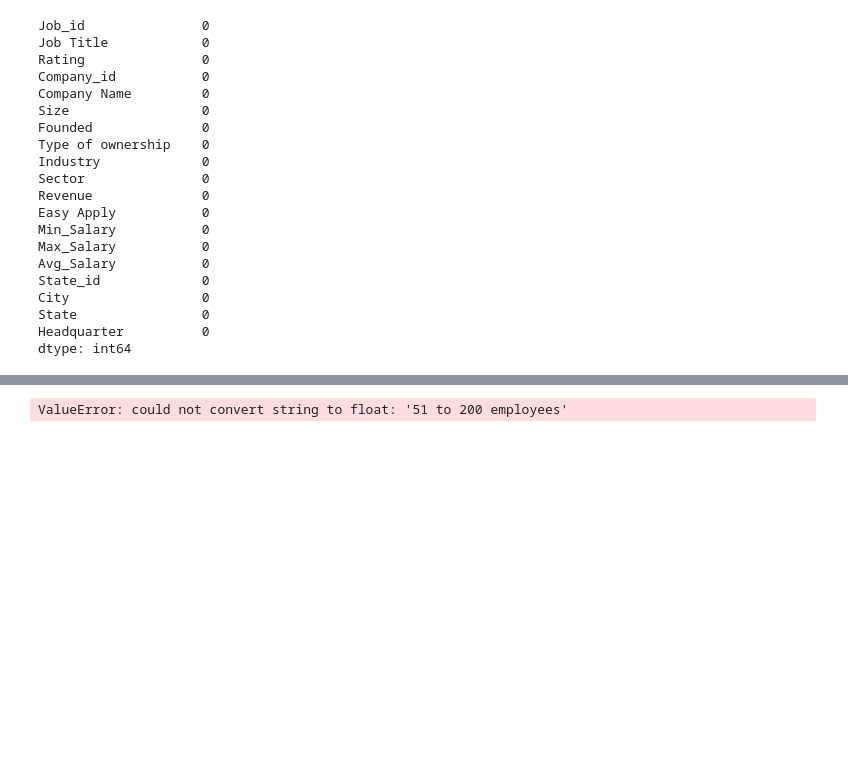
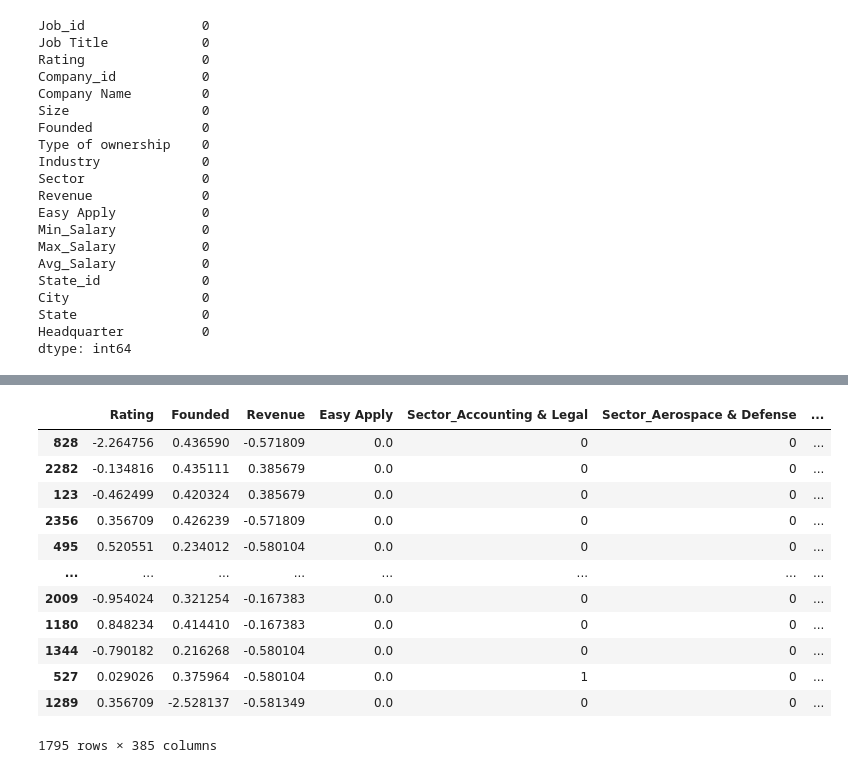
Before and after one commit to tsbarry/The_Job_Market, a Jupyter notebook: code/lasso.ipynb, the cells around one changed output, grey strips where cells are left out. Cells and saved outputs as stored; diff of their text form; code cells hidden in the pictures; blank space fills up the shorter version.

```diff
--- a/code/lasso.ipynb
+++ b/code/lasso.ipynb
@@ -137,14 +135,26 @@ xtrain.head()
 # %%
 from sklearn.preprocessing import StandardScaler
-xnumerical=df.drop(['Company Name','Job Title','Sector', 'Avg_Salary'], axis =1)
-listnumerical=xnumerical.columns
+
+listnumerical=['Rating','Founded','Revenue']
 
 scaler=StandardScaler().fit(xtrain[listnumerical])
 xtrain[listnumerical]=scaler.transform(xtrain[listnumerical])
 xtest[listnumerical]=scaler.transform(xtest[listnumerical])
 xtrain
 # %% [output]
+|  | Rating | Founded | Revenue | Easy Apply | Sector_Accounting & Legal | Sector_Aerospace & Defense | ... |
+| 828 | -2.264756 | 0.436590 | -0.571809 | 0.0 | 0 | 0 | ... |
+| 2282 | -0.134816 | 0.435111 | 0.385679 | 0.0 | 0 | 0 | ... |
+| 123 | -0.462499 | 0.420324 | 0.385679 | 0.0 | 0 | 0 | ... |
+| 2356 | 0.356709 | 0.426239 | -0.571809 | 0.0 | 0 | 0 | ... |
+| 495 | 0.520551 | 0.234012 | -0.580104 | 0.0 | 0 | 0 | ... |
+| ... | ... | ... | ... | ... | ... | ... | ... |
+| 2009 | -0.954024 | 0.321254 | -0.167383 | 0.0 | 0 | 0 | ... |
+| 1180 | 0.848234 | 0.414410 | -0.167383 | 0.0 | 0 | 0 | ... |
+| 1344 | -0.790182 | 0.216268 | -0.580104 | 0.0 | 0 | 0 | ... |
+| 527 | 0.029026 | 0.375964 | -0.580104 | 0.0 | 1 | 0 | ... |
+| 1289 | 0.356709 | -2.528137 | -0.581349 | 0.0 | 0 | 0 | ... |
-ValueError: could not convert string to float: '51 to 200 employees'
+1795 rows × 385 columns
 # %%
 from sklearn.linear_model import Lasso
 from sklearn.model_selection import train_test_split
```
Also changed, not shown: parts of 7 cells of this notebook, 3 other files.
